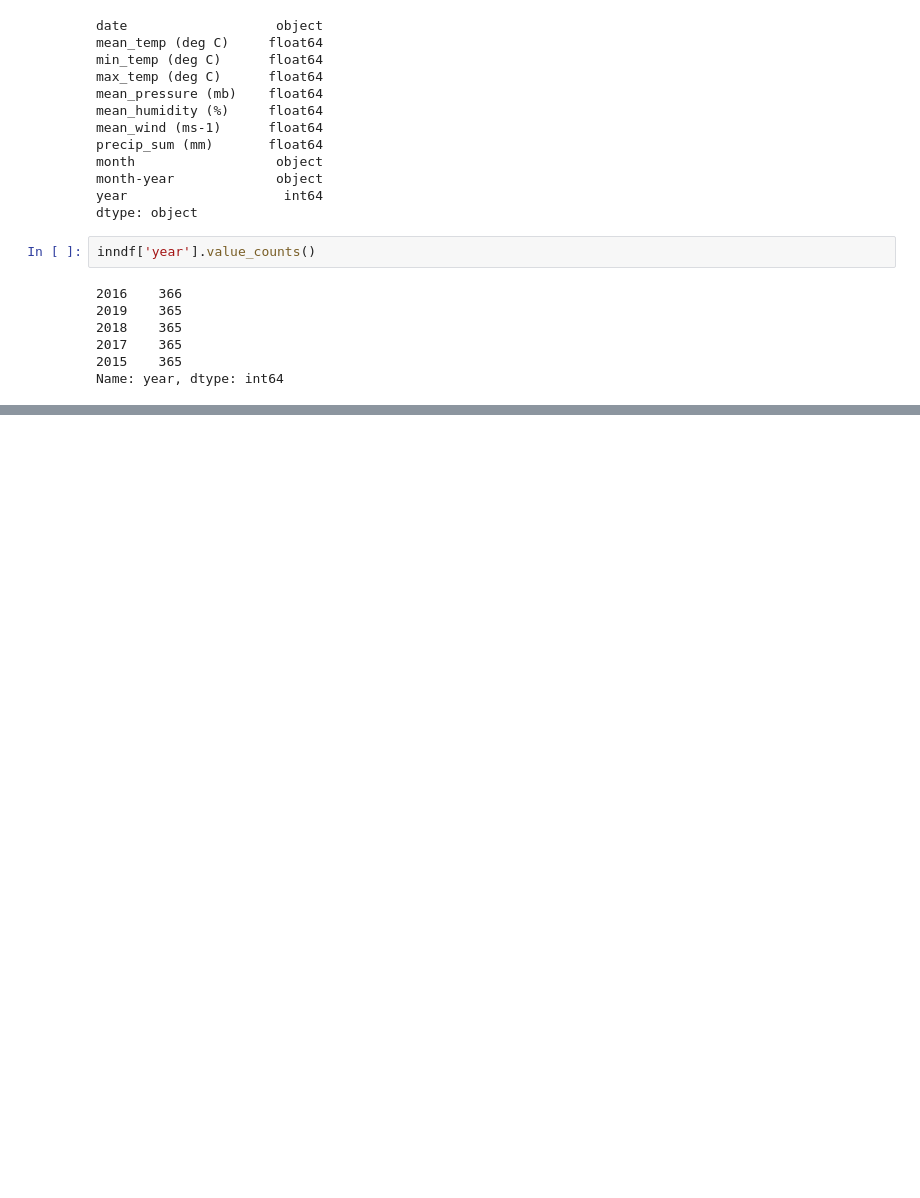
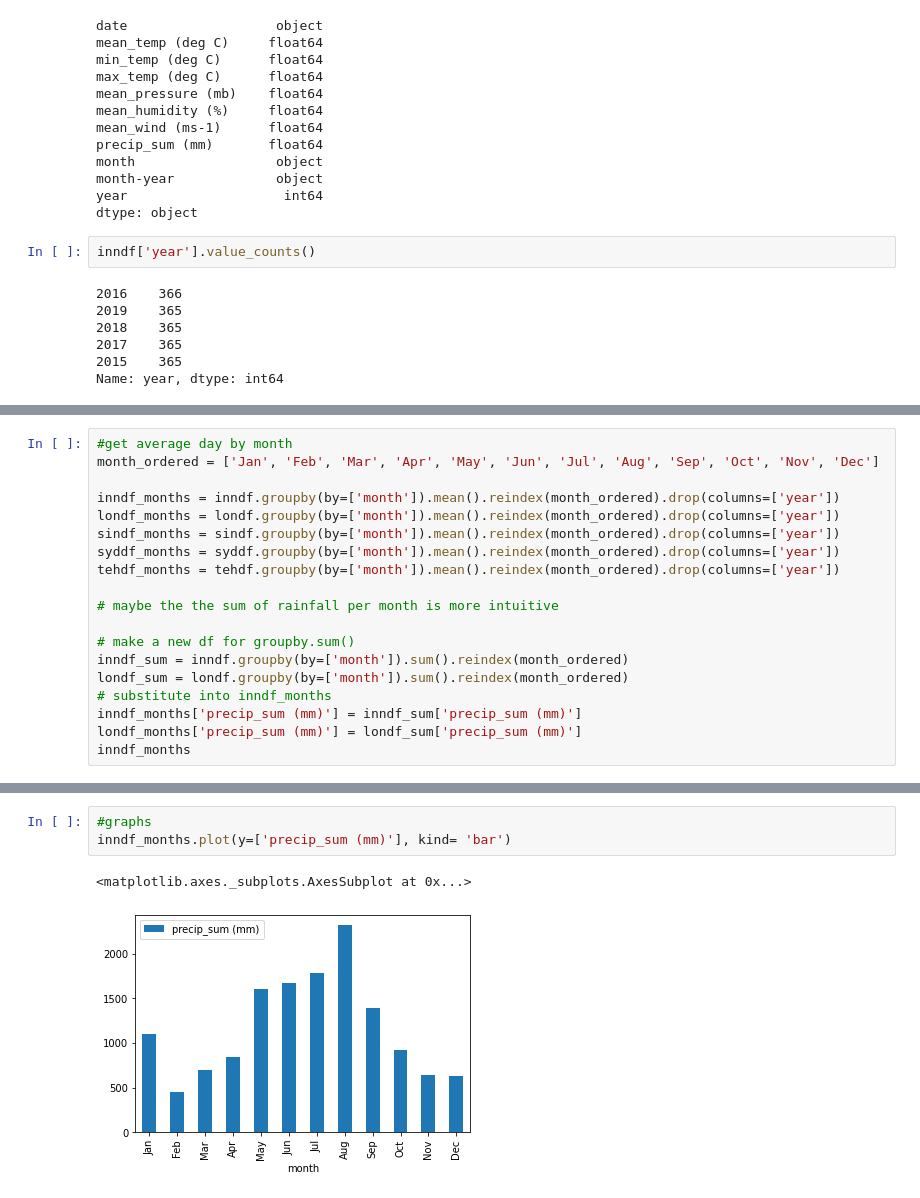
Before and after one commit to dwhew/data_science, a Jupyter notebook: weather.ipynb, the cells around one changed output, grey strips where cells are left out. Saved outputs shown, nothing was run; the diff lists cells and outputs as text; blank space fills up the shorter version.

```diff
--- a/weather.ipynb
+++ b/weather.ipynb
@@ -120,0 +124,19 @@ inndf_months.compare(londf_months, keep_equal=True)
+# %%
+#get average day by month
+month_ordered = ['Jan', 'Feb', 'Mar', 'Apr', 'May', 'Jun', 'Jul', 'Aug', 'Sep', 'Oct', 'Nov', 'Dec']
+
+inndf_months = inndf.groupby(by=['month']).mean().reindex(month_ordered).drop(columns=['year'])
+londf_months = londf.groupby(by=['month']).mean().reindex(month_ordered).drop(columns=['year'])
+sindf_months = sindf.groupby(by=['month']).mean().reindex(month_ordered).drop(columns=['year'])
+syddf_months = syddf.groupby(by=['month']).mean().reindex(month_ordered).drop(columns=['year'])
+tehdf_months = tehdf.groupby(by=['month']).mean().reindex(month_ordered).drop(columns=['year'])
+
+# maybe the the sum of rainfall per month is more intuitive
+
+# make a new df for groupby.sum()
+inndf_sum = inndf.groupby(by=['month']).sum().reindex(month_ordered)
+londf_sum = londf.groupby(by=['month']).sum().reindex(month_ordered)
+# substitute into inndf_months
+inndf_months['precip_sum (mm)'] = inndf_sum['precip_sum (mm)']
+londf_months['precip_sum (mm)'] = londf_sum['precip_sum (mm)']
+inndf_months
@@ -120,0 +158,6 @@ inndf_months.compare(londf_months, keep_equal=True)
+# %%
+#graphs
+inndf_months.plot(y=['precip_sum (mm)'], kind= 'bar')
+# %% [output]
+<matplotlib.axes._subplots.AxesSubplot at 0x...>
+[figure, added]
```
Also changed, not shown: parts of 20 cells of this notebook.
